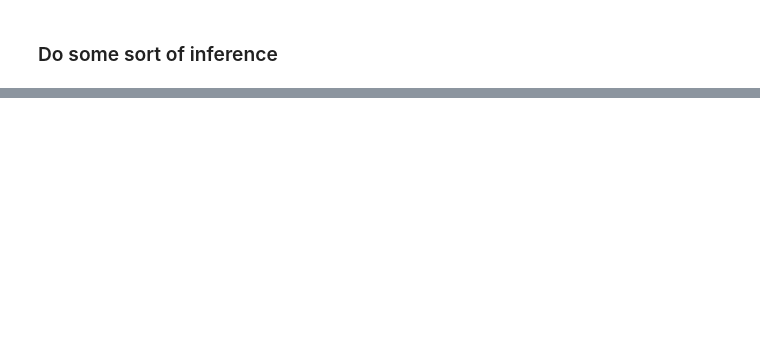
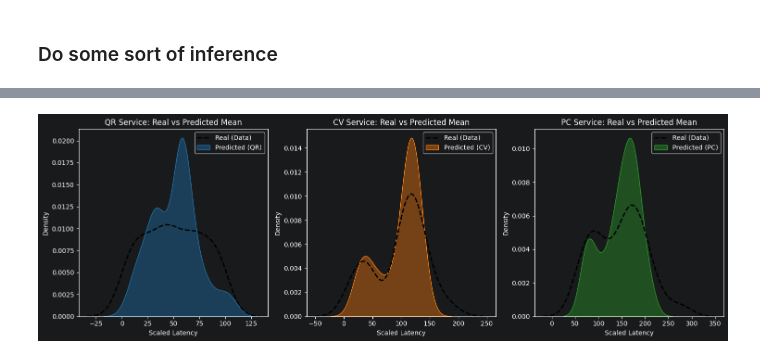
Before and after one commit to borissedlak/composable-autonomous-offerings, a Jupyter notebook: notebooks/create_deepGP.ipynb, the cells around one changed output, grey strips where cells are left out. Cells and saved outputs as stored; diff of their text form; code cells hidden in the pictures; blank space fills up the shorter version.

```diff
--- a/notebooks/create_deepGP.ipynb
+++ b/notebooks/create_deepGP.ipynb
@@ -344,0 +325,34 @@ PC Latency (Total Chain):  194.05  (Local PC: 55.47)
+# %%
+import matplotlib.pyplot as plt
+import seaborn as sns
+
+# 1. Get the predicted means across all simulations for all test points
+predicted_dist = combined_samples.mean(axis=0) # resulting shape 60 * 3
+
+# 2. Extract real data (y_train or y_test)
+# Let's use y_test since it's "unseen" data
+real_dist = test_y.cpu().numpy()
+
+services = ['QR', 'CV', 'PC']
+colors = ['#1f77b4', '#ff7f0e', '#2ca02c'] # Blue, Orange, Green
+
+plt.figure(figsize=(15, 5))
+
+for i, service in enumerate(services):
+    plt.subplot(1, 3, i+1)
+
+    # Plot Real Distribution
+    sns.kdeplot(real_dist[:, i], color='black', linestyle='--', label='Real (Data)', linewidth=2)
+
+    # Plot Predicted Distribution
+    sns.kdeplot(predicted_dist[:, i], color=colors[i], fill=True, label=f'Predicted ({service})', alpha=0.4)
+
+    plt.title(f'{service} Service: Real vs Predicted Mean')
+    plt.xlabel('Scaled Latency')
+    plt.ylabel('Density')
+    plt.legend()
+
+plt.tight_layout()
+plt.show()
+# %% [output]
+[figure, added]
```
Also changed, not shown: parts of 7 cells of this notebook.
